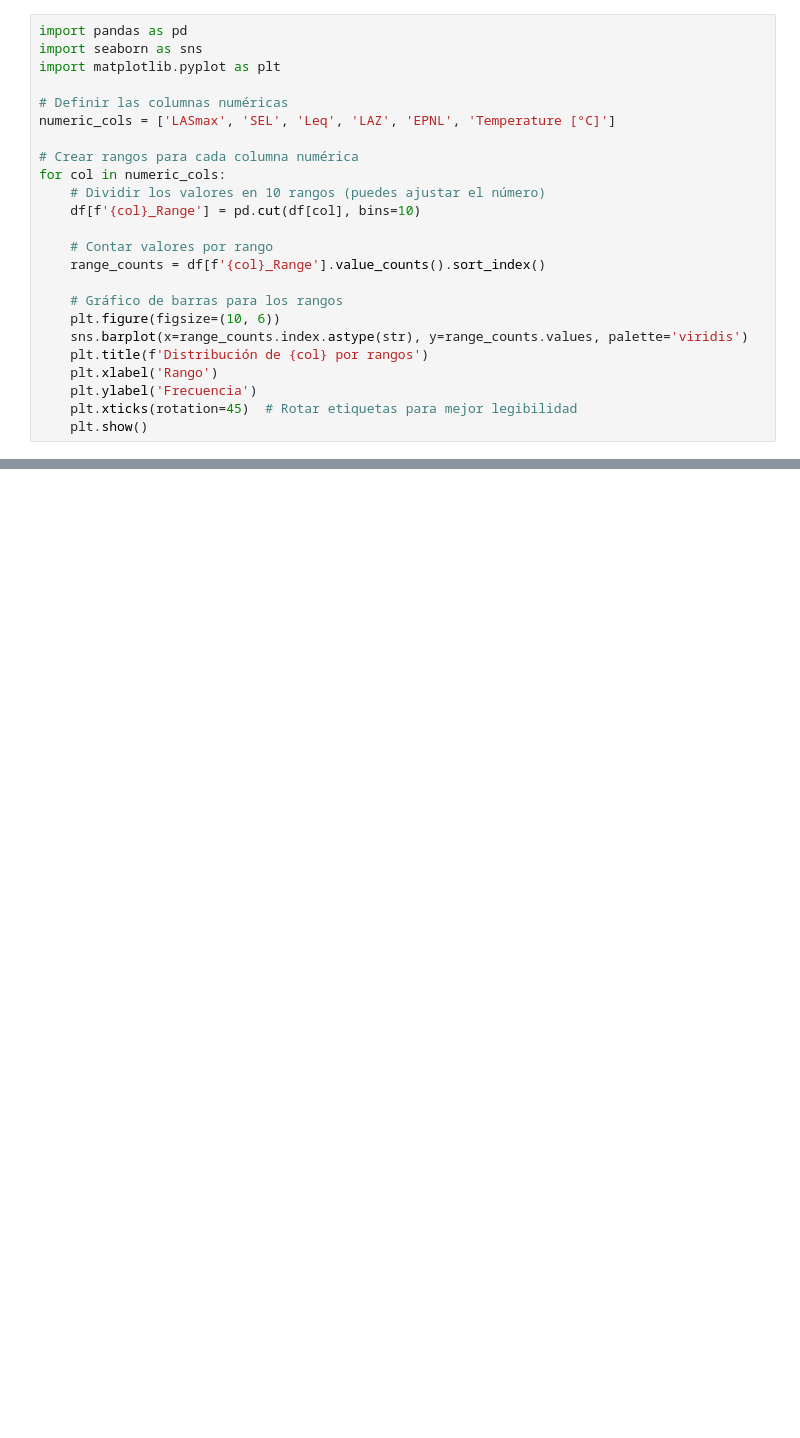
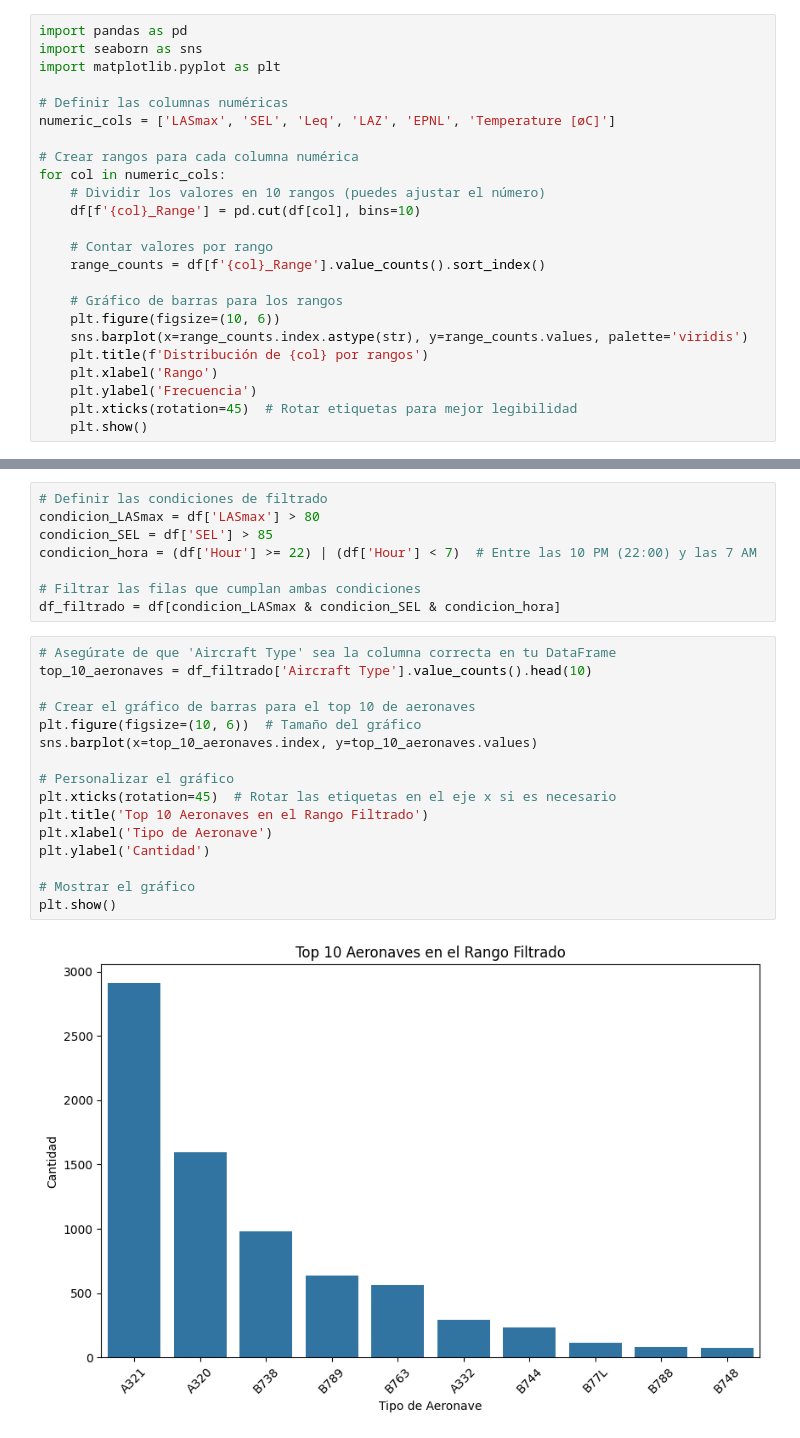
Before and after one commit to annunezc/proyecto, a Jupyter notebook: src/explore.ipynb, the cells around one changed output, grey strips where cells are left out. Saved outputs shown, nothing was run; the diff lists cells and outputs as text; blank space fills up the shorter version.

```diff
--- a/src/explore.ipynb
+++ b/src/explore.ipynb
@@ -132,7 +166,7 @@ import seaborn as sns
 import matplotlib.pyplot as plt
 
 # Definir las columnas numéricas
-numeric_cols = ['LASmax', 'SEL', 'Leq', 'LAZ', 'EPNL', 'Temperature [°C]']
+numeric_cols = ['LASmax', 'SEL', 'Leq', 'LAZ', 'EPNL', 'Temperature [øC]']
 
 # Crear rangos para cada columna numérica
 for col in numeric_cols:
@@ -216,0 +251,26 @@ plt.show()
+# %%
+# Definir las condiciones de filtrado
+condicion_LASmax = df['LASmax'] > 80
+condicion_SEL = df['SEL'] > 85
+condicion_hora = (df['Hour'] >= 22) | (df['Hour'] < 7)  # Entre las 10 PM (22:00) y las 7 AM
+
+# Filtrar las filas que cumplan ambas condiciones
+df_filtrado = df[condicion_LASmax & condicion_SEL & condicion_hora]
+# %%
+# Asegúrate de que 'Aircraft Type' sea la columna correcta en tu DataFrame
+top_10_aeronaves = df_filtrado['Aircraft Type'].value_counts().head(10)
+
+# Crear el gráfico de barras para el top 10 de aeronaves
+plt.figure(figsize=(10, 6))  # Tamaño del gráfico
+sns.barplot(x=top_10_aeronaves.index, y=top_10_aeronaves.values)
+
+# Personalizar el gráfico
+plt.xticks(rotation=45)  # Rotar las etiquetas en el eje x si es necesario
+plt.title('Top 10 Aeronaves en el Rango Filtrado')
+plt.xlabel('Tipo de Aeronave')
+plt.ylabel('Cantidad')
+
+# Mostrar el gráfico
+plt.show()
+# %% [output]
+[figure, added]
```
Also changed, not shown: parts of 17 cells of this notebook.
